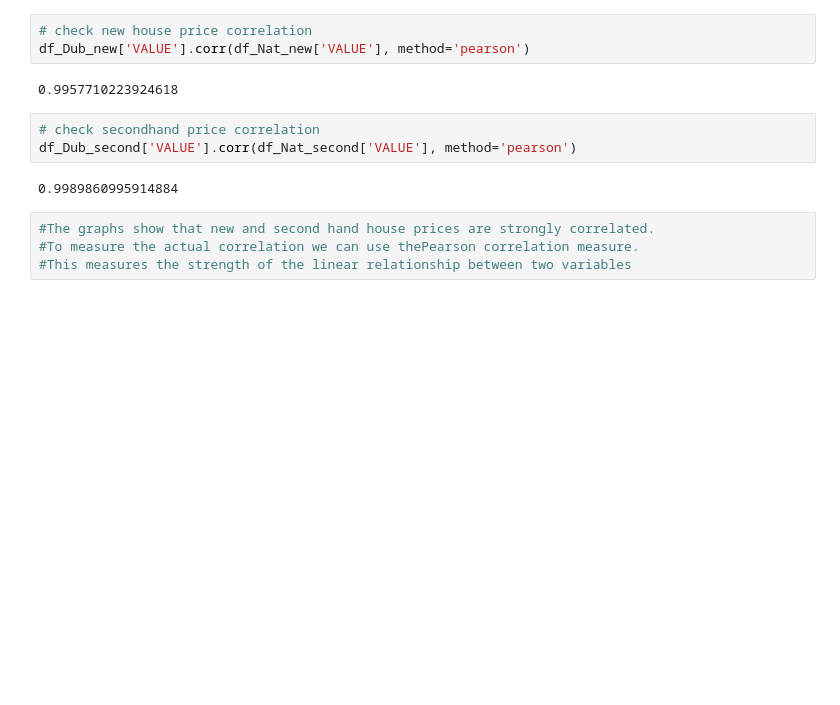
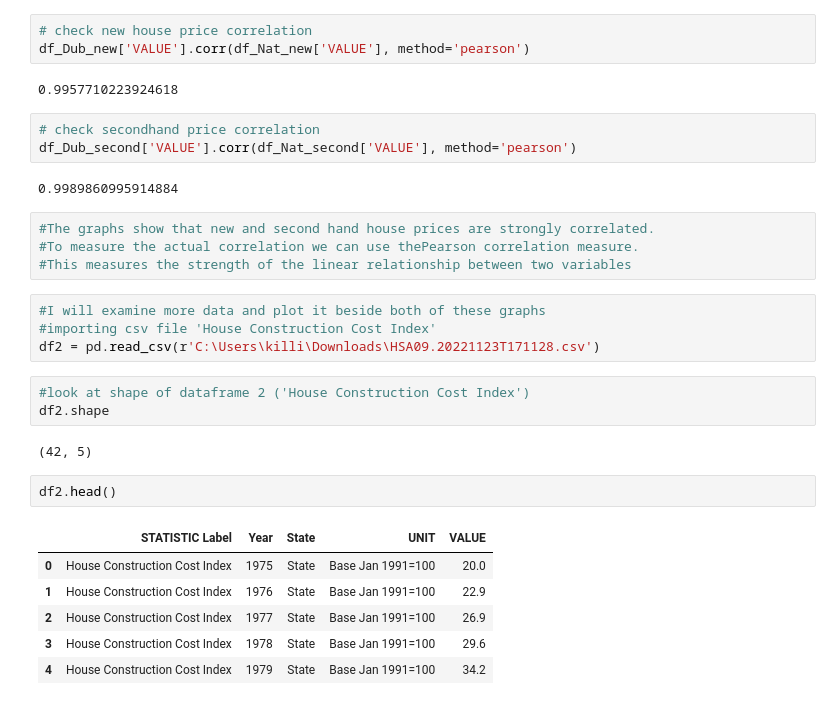
Before and after one commit to killiangriffin/UCDPA_KillianGriffin, a Jupyter notebook: experimental.ipynb, the cells around one changed output. Saved outputs shown, nothing was run; the diff lists cells and outputs as text; blank space fills up the shorter version.

```diff
--- a/experimental.ipynb
+++ b/experimental.ipynb
@@ -143,3 +143,21 @@ df_Dub_second['VALUE'].corr(df_Nat_second['VALUE'], method='pearson')
 #The graphs show that new and second hand house prices are strongly correlated.
 #To measure the actual correlation we can use thePearson correlation measure.
 #This measures the strength of the linear relationship between two variables
+# %%
+#I will examine more data and plot it beside both of these graphs
+#importing csv file 'House Construction Cost Index'
+df2 = pd.read_csv(r'C:\Users\killi\Downloads\HSA09.20221123T171128.csv')
+# %%
+#look at shape of dataframe 2 ('House Construction Cost Index')
+df2.shape
+# %% [output]
+(42, 5)
+# %%
+df2.head()
+# %% [output]
+|  | STATISTIC Label | Year | State | UNIT | VALUE |
+| 0 | House Construction Cost Index | 1975 | State | Base Jan 1991=100 | 20.0 |
+| 1 | House Construction Cost Index | 1976 | State | Base Jan 1991=100 | 22.9 |
+| 2 | House Construction Cost Index | 1977 | State | Base Jan 1991=100 | 26.9 |
+| 3 | House Construction Cost Index | 1978 | State | Base Jan 1991=100 | 29.6 |
+| 4 | House Construction Cost Index | 1979 | State | Base Jan 1991=100 | 34.2 |
```
Also changed, not shown: parts of 2 cells of this notebook.
